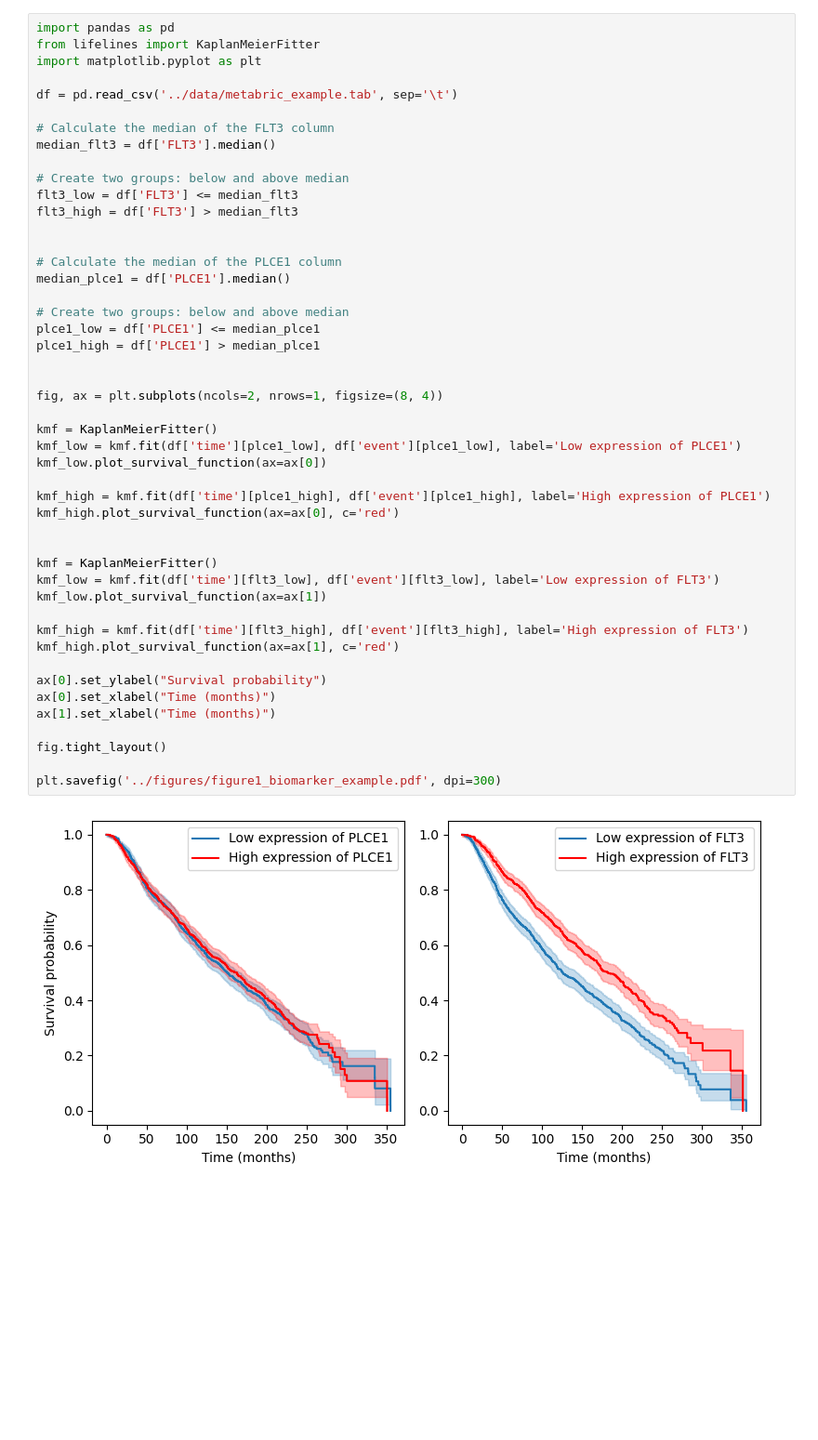
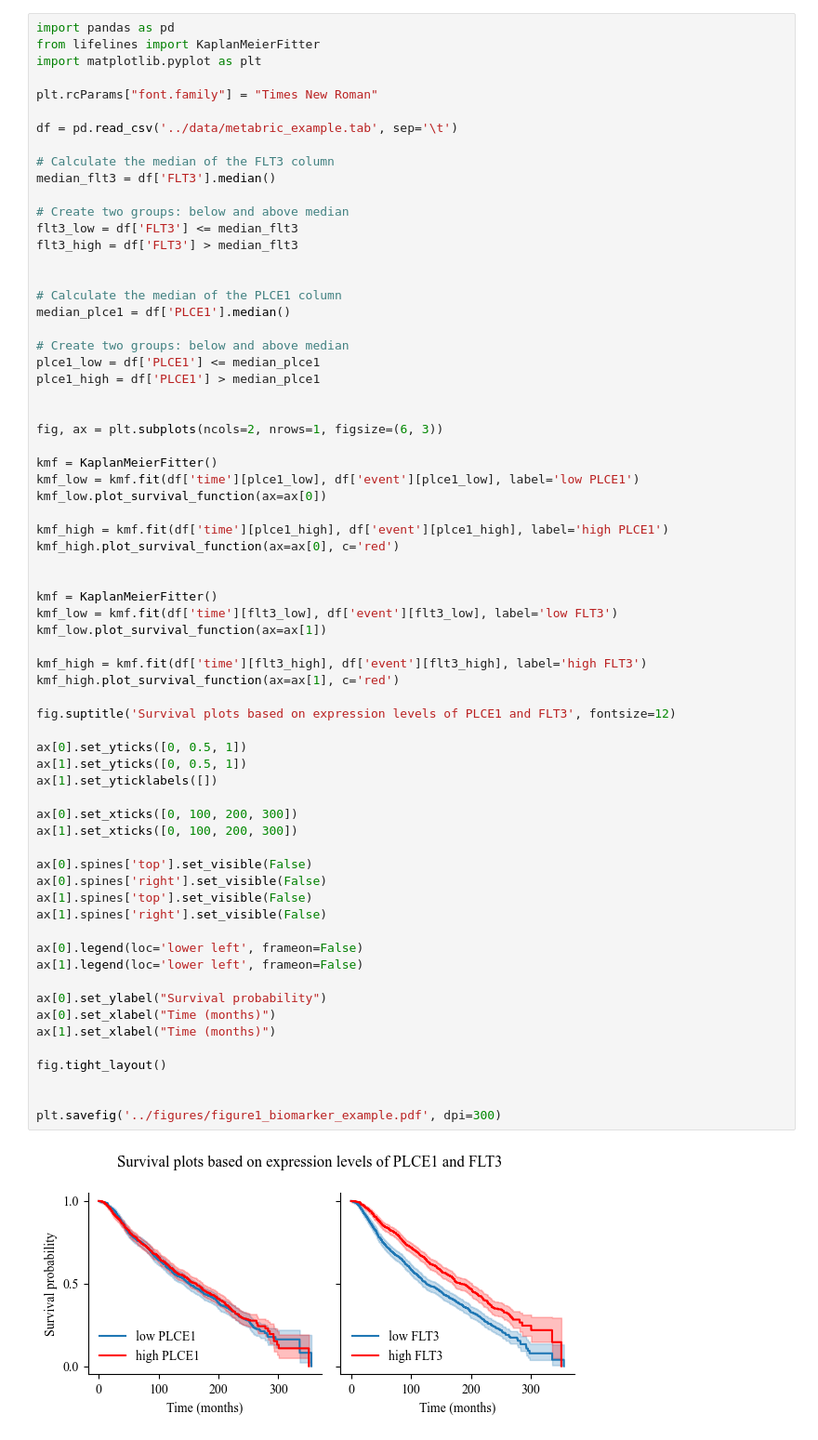
Before and after one commit to biolab/Discovery-Science-2023, a Jupyter notebook: notebooks/1.0-figure1.ipynb, the cells around one changed output. Shown at 93% size. Saved outputs shown, nothing was run; the diff lists cells and outputs as text; blank space fills up the shorter version.

Commit message:
update figures / add script for llm analysis

```diff
--- a/notebooks/1.0-figure1.ipynb
+++ b/notebooks/1.0-figure1.ipynb
@@ -2,6 +2,8 @@
 import pandas as pd
 from lifelines import KaplanMeierFitter
 import matplotlib.pyplot as plt
+
+plt.rcParams["font.family"] = "Times New Roman"
 
 df = pd.read_csv('../data/metabric_example.tab', sep='\t')
 
@@ -14,36 +16,54 @@ flt3_high = df['FLT3'] > median_flt3
 
 
 # Calculate the median of the PLCE1 column
 median_plce1 = df['PLCE1'].median()
 
 # Create two groups: below and above median
 plce1_low = df['PLCE1'] <= median_plce1
 plce1_high = df['PLCE1'] > median_plce1
 
 
-fig, ax = plt.subplots(ncols=2, nrows=1, figsize=(8, 4))
+fig, ax = plt.subplots(ncols=2, nrows=1, figsize=(6, 3))
 
 kmf = KaplanMeierFitter()
-kmf_low = kmf.fit(df['time'][plce1_low], df['event'][plce1_low], label='Low expression of PLCE1')
+kmf_low = kmf.fit(df['time'][plce1_low], df['event'][plce1_low], label='low PLCE1')
 kmf_low.plot_survival_function(ax=ax[0])
 
-kmf_high = kmf.fit(df['time'][plce1_high], df['event'][plce1_high], label='High expression of PLCE1')
+kmf_high = kmf.fit(df['time'][plce1_high], df['event'][plce1_high], label='high PLCE1')
 kmf_high.plot_survival_function(ax=ax[0], c='red')
 
 
 kmf = KaplanMeierFitter()
-kmf_low = kmf.fit(df['time'][flt3_low], df['event'][flt3_low], label='Low expression of FLT3')
+kmf_low = kmf.fit(df['time'][flt3_low], df['event'][flt3_low], label='low FLT3')
 kmf_low.plot_survival_function(ax=ax[1])
 
-kmf_high = kmf.fit(df['time'][flt3_high], df['event'][flt3_high], label='High expression of FLT3')
+kmf_high = kmf.fit(df['time'][flt3_high], df['event'][flt3_high], label='high FLT3')
 kmf_high.plot_survival_function(ax=ax[1], c='red')
+
+fig.suptitle('Survival plots based on expression levels of PLCE1 and FLT3', fontsize=12)
+
+ax[0].set_yticks([0, 0.5, 1])
+ax[1].set_yticks([0, 0.5, 1])
+ax[1].set_yticklabels([])
+
+ax[0].set_xticks([0, 100, 200, 300])
+ax[1].set_xticks([0, 100, 200, 300])
+
+ax[0].spines['top'].set_visible(False)
+ax[0].spines['right'].set_visible(False)
+ax[1].spines['top'].set_visible(False)
+ax[1].spines['right'].set_visible(False)
+
+ax[0].legend(loc='lower left', frameon=False)
+ax[1].legend(loc='lower left', frameon=False)
 
 ax[0].set_ylabel("Survival probability")
 ax[0].set_xlabel("Time (months)")
 ax[1].set_xlabel("Time (months)")
 
 fig.tight_layout()
 
+
 plt.savefig('../figures/figure1_biomarker_example.pdf', dpi=300)
 # %% [output]
-[figure, old version]
+[figure, new version]
```
Also changed, not shown: 6 other files.
